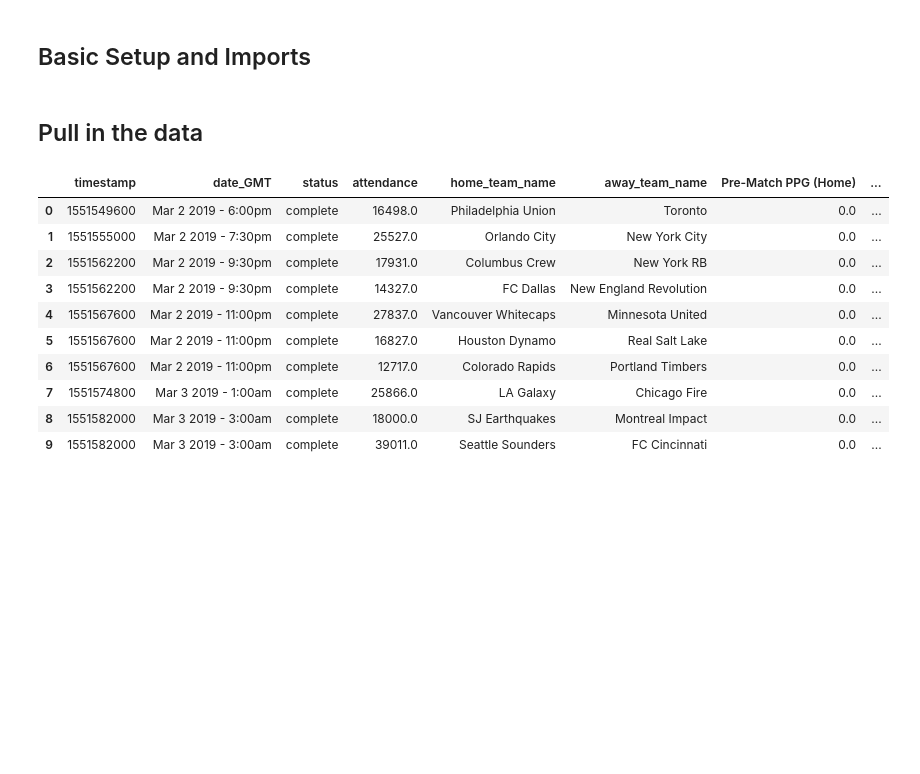
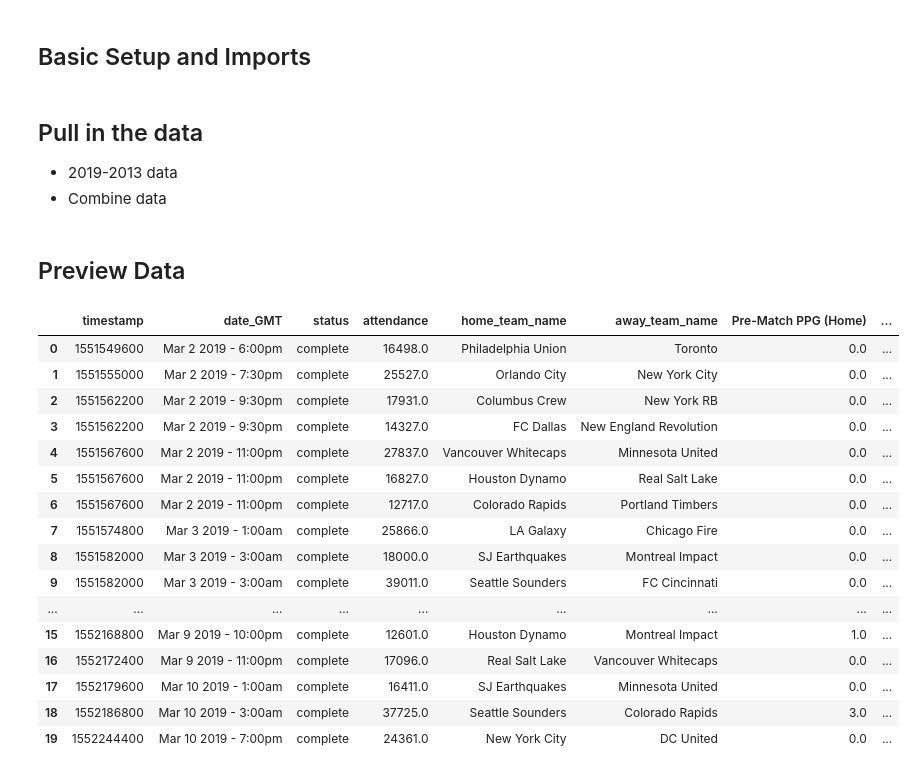
Before and after one commit to novgreenc/SportsDataStudyGroup, a Jupyter notebook: Notebooks/Attendance.ipynb, the cells around one changed output. Drawn from its saved outputs; the diff is of its cells as text; code cells hidden in the pictures; blank space fills up the shorter version.

```diff
--- a/Notebooks/Attendance.ipynb
+++ b/Notebooks/Attendance.ipynb
@@ -9,3 +11,5 @@ pd.set_option('display.max_columns', 100)
 pd.set_option('display.max_rows', 100)
 # %% [markdown]
 ## Pull in the data
+- 2019-2013 data
+- Combine data
@@ -14,14 +15,0 @@ games_h2h_2019 = pd.read_csv('Data/usa-mls-matches-2019-to-2019-stats.csv')
-# %%
-games_h2h_2019.head(10)
-# %% [output]
-|  | timestamp | date_GMT | status | attendance | home_team_name | away_team_name | Pre-Match PPG (Home) | ... |
-| 0 | 1551549600 | Mar 2 2019 - 6:00pm | complete | 16498.0 | Philadelphia Union | Toronto | 0.0 | ... |
-| 1 | 1551555000 | Mar 2 2019 - 7:30pm | complete | 25527.0 | Orlando City | New York City | 0.0 | ... |
-| 2 | 1551562200 | Mar 2 2019 - 9:30pm | complete | 17931.0 | Columbus Crew | New York RB | 0.0 | ... |
-| 3 | 1551562200 | Mar 2 2019 - 9:30pm | complete | 14327.0 | FC Dallas | New England Revolution | 0.0 | ... |
-| 4 | 1551567600 | Mar 2 2019 - 11:00pm | complete | 27837.0 | Vancouver Whitecaps | Minnesota United | 0.0 | ... |
-| 5 | 1551567600 | Mar 2 2019 - 11:00pm | complete | 16827.0 | Houston Dynamo | Real Salt Lake | 0.0 | ... |
-| 6 | 1551567600 | Mar 2 2019 - 11:00pm | complete | 12717.0 | Colorado Rapids | Portland Timbers | 0.0 | ... |
-| 7 | 1551574800 | Mar 3 2019 - 1:00am | complete | 25866.0 | LA Galaxy | Chicago Fire | 0.0 | ... |
-| 8 | 1551582000 | Mar 3 2019 - 3:00am | complete | 18000.0 | SJ Earthquakes | Montreal Impact | 0.0 | ... |
-| 9 | 1551582000 | Mar 3 2019 - 3:00am | complete | 39011.0 | Seattle Sounders | FC Cincinnati | 0.0 | ... |
@@ -27,0 +25,22 @@ games_h2h_2019.head(10)
+# %% [markdown]
+## Preview Data
+# %%
+games_h2h_combined.head(20)
+# %% [output]
+|  | timestamp | date_GMT | status | attendance | home_team_name | away_team_name | Pre-Match PPG (Home) | ... |
+| 0 | 1551549600 | Mar 2 2019 - 6:00pm | complete | 16498.0 | Philadelphia Union | Toronto | 0.0 | ... |
+| 1 | 1551555000 | Mar 2 2019 - 7:30pm | complete | 25527.0 | Orlando City | New York City | 0.0 | ... |
+| 2 | 1551562200 | Mar 2 2019 - 9:30pm | complete | 17931.0 | Columbus Crew | New York RB | 0.0 | ... |
+| 3 | 1551562200 | Mar 2 2019 - 9:30pm | complete | 14327.0 | FC Dallas | New England Revolution | 0.0 | ... |
+| 4 | 1551567600 | Mar 2 2019 - 11:00pm | complete | 27837.0 | Vancouver Whitecaps | Minnesota United | 0.0 | ... |
+| 5 | 1551567600 | Mar 2 2019 - 11:00pm | complete | 16827.0 | Houston Dynamo | Real Salt Lake | 0.0 | ... |
+| 6 | 1551567600 | Mar 2 2019 - 11:00pm | complete | 12717.0 | Colorado Rapids | Portland Timbers | 0.0 | ... |
+| 7 | 1551574800 | Mar 3 2019 - 1:00am | complete | 25866.0 | LA Galaxy | Chicago Fire | 0.0 | ... |
+| 8 | 1551582000 | Mar 3 2019 - 3:00am | complete | 18000.0 | SJ Earthquakes | Montreal Impact | 0.0 | ... |
+| 9 | 1551582000 | Mar 3 2019 - 3:00am | complete | 39011.0 | Seattle Sounders | FC Cincinnati | 0.0 | ... |
+| ... | ... | ... | ... | ... | ... | ... | ... | ... |
+| 15 | 1552168800 | Mar 9 2019 - 10:00pm | complete | 12601.0 | Houston Dynamo | Montreal Impact | 1.0 | ... |
+| 16 | 1552172400 | Mar 9 2019 - 11:00pm | complete | 17096.0 | Real Salt Lake | Vancouver Whitecaps | 0.0 | ... |
+| 17 | 1552179600 | Mar 10 2019 - 1:00am | complete | 16411.0 | SJ Earthquakes | Minnesota United | 0.0 | ... |
+| 18 | 1552186800 | Mar 10 2019 - 3:00am | complete | 37725.0 | Seattle Sounders | Colorado Rapids | 3.0 | ... |
+| 19 | 1552244400 | Mar 10 2019 - 7:00pm | complete | 24361.0 | New York City | DC United | 0.0 | ... |
```
Also changed, not shown: parts of 8 cells of this notebook.
